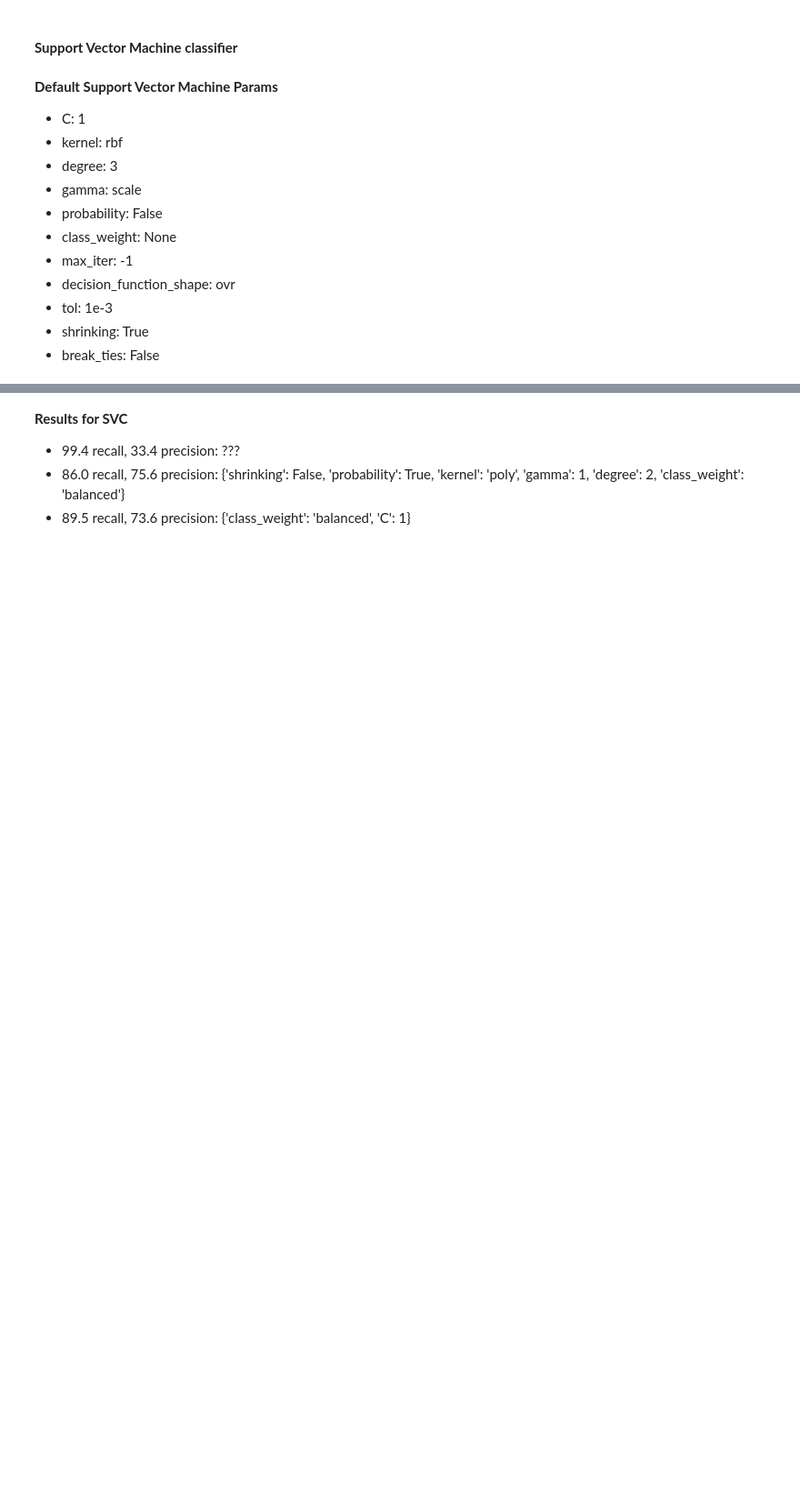
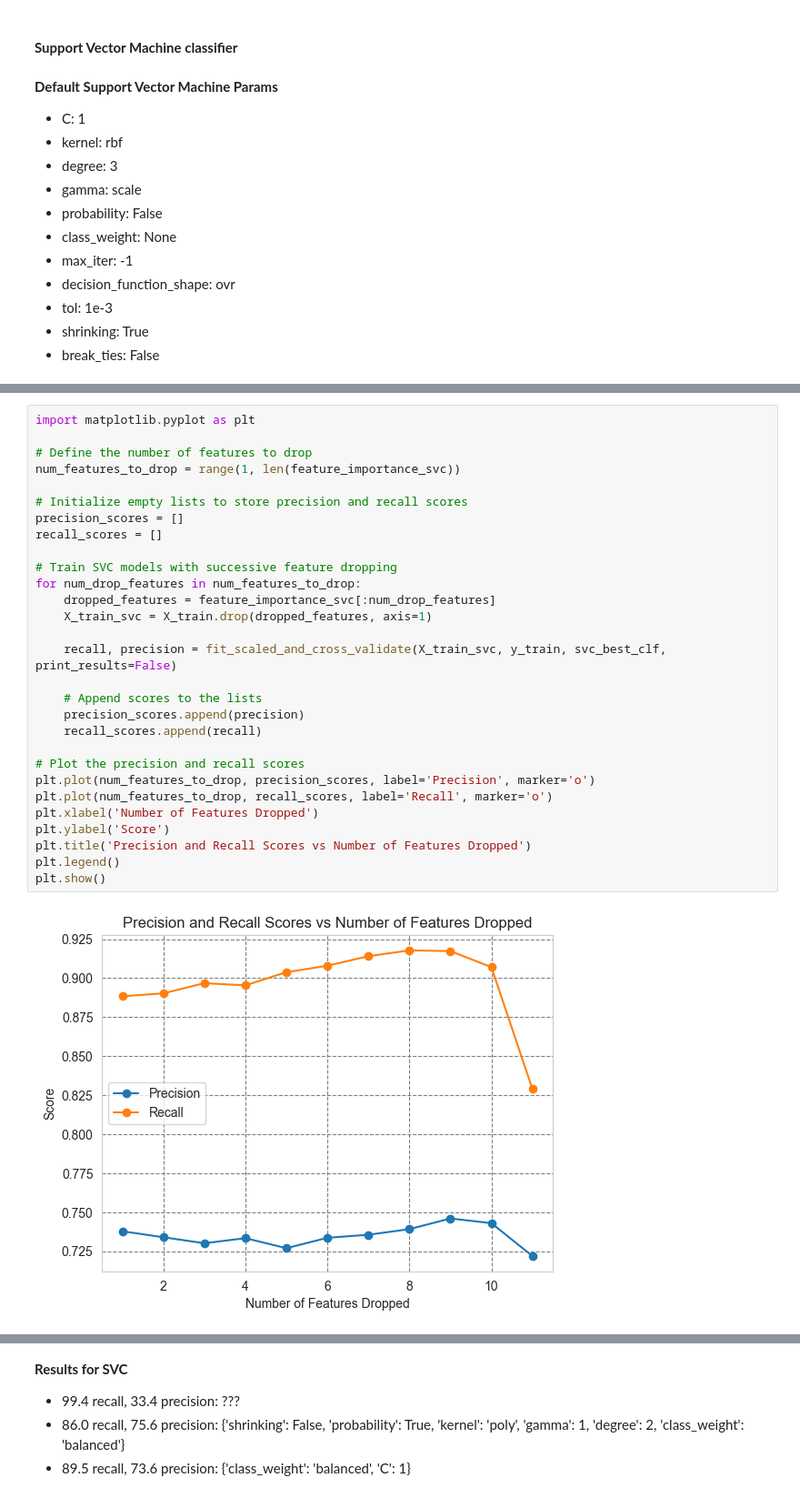
Before and after one commit to Iman974/ML_classification_hypertension_SL, a Jupyter notebook: Hypertension_risk.ipynb, the cells around one changed output, grey strips where cells are left out. Shown at 91% size. Drawn from its saved outputs; the diff is of its cells as text; blank space fills up the shorter version.

```diff
--- a/Hypertension_risk.ipynb
+++ b/Hypertension_risk.ipynb
@@ -786,0 +833,31 @@ Cross-Validation Precision: 73.2 %
+# %%
+import matplotlib.pyplot as plt
+
+# Define the number of features to drop
+num_features_to_drop = range(1, len(feature_importance_svc))
+
+# Initialize empty lists to store precision and recall scores
+precision_scores = []
+recall_scores = []
+
+# Train SVC models with successive feature dropping
+for num_drop_features in num_features_to_drop:
+    dropped_features = feature_importance_svc[:num_drop_features]
+    X_train_svc = X_train.drop(dropped_features, axis=1)
+
+    recall, precision = fit_scaled_and_cross_validate(X_train_svc, y_train, svc_best_clf, print_results=False)
+
+    # Append scores to the lists
+    precision_scores.append(precision)
+    recall_scores.append(recall)
+
+# Plot the precision and recall scores
+plt.plot(num_features_to_drop, precision_scores, label='Precision', marker='o')
+plt.plot(num_features_to_drop, recall_scores, label='Recall', marker='o')
+plt.xlabel('Number of Features Dropped')
+plt.ylabel('Score')
+plt.title('Precision and Recall Scores vs Number of Features Dropped')
+plt.legend()
+plt.show()
+# %% [output]
+[figure, added]
```
Also changed, not shown: parts of 16 cells of this notebook.
